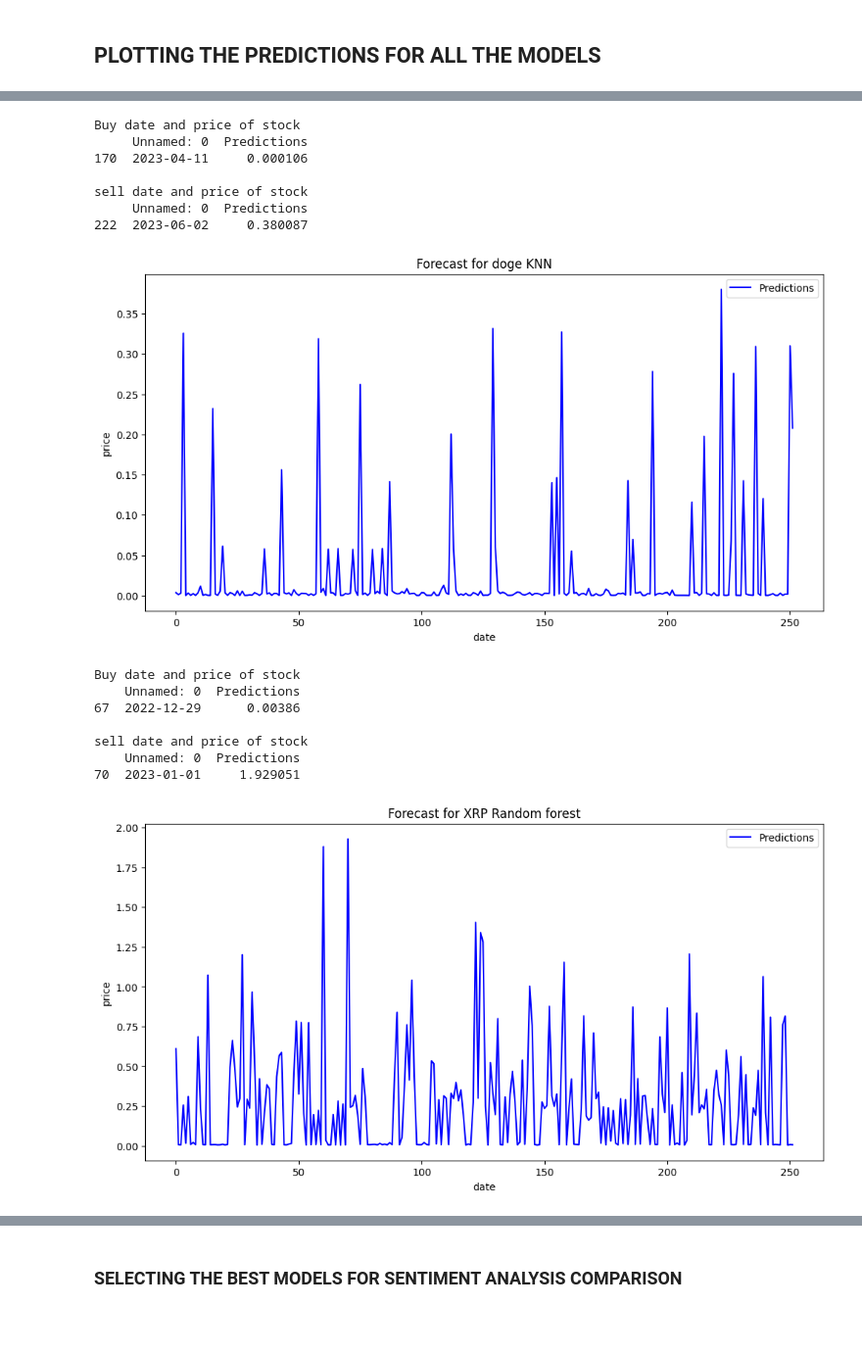
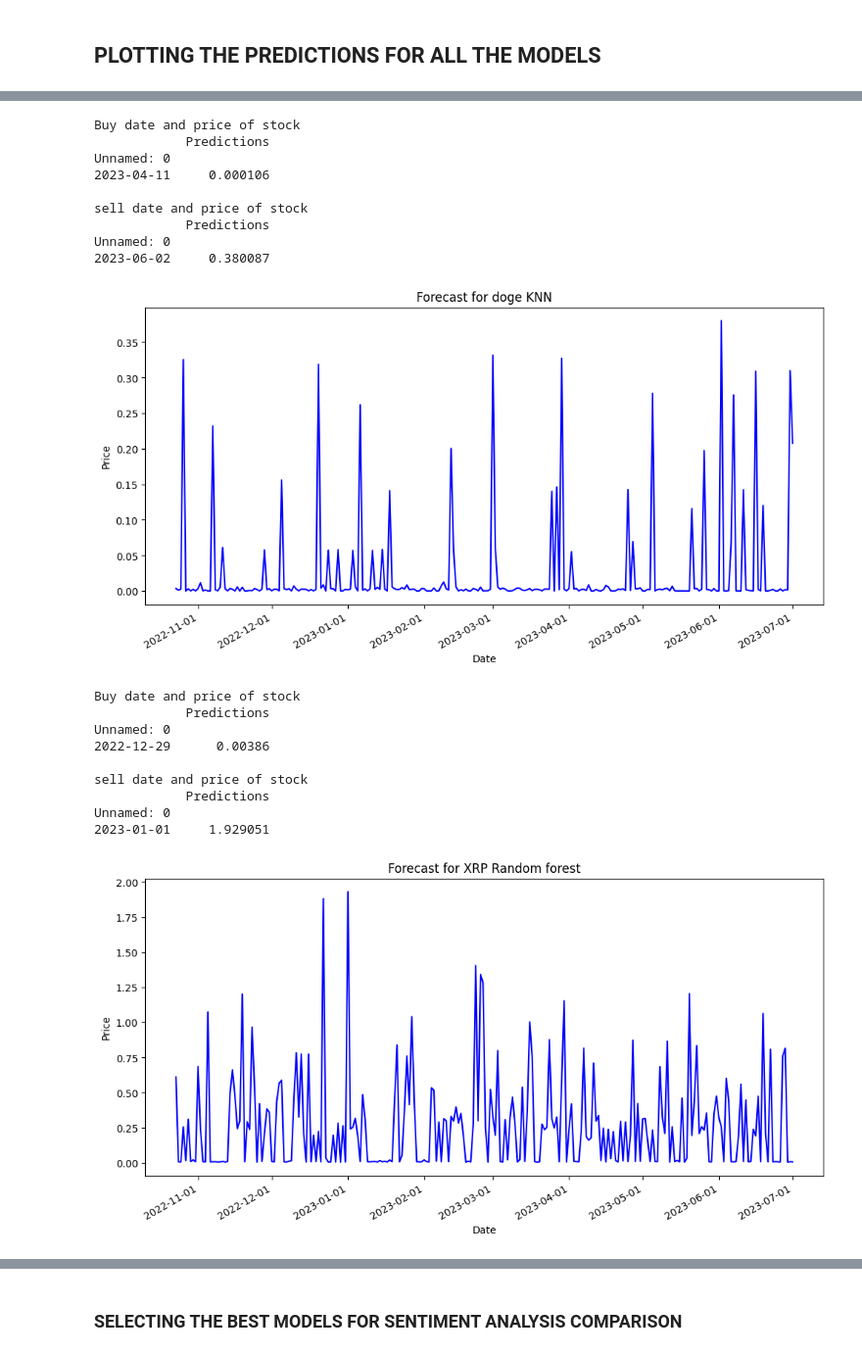
Before and after one commit to Vheektoh/CORE-ANALYSIS-AND-VISUALIZATION-WITH-CLASSICAL-MACHINE-LEARNING, a Jupyter notebook: OLU STOCK PREDICTION.ipynb, the cells around one changed output, grey strips where cells are left out. Shown at 98% size. Cells and saved outputs as stored; diff of their text form; code cells hidden in the pictures; blank space fills up the shorter version.

```diff
--- a/OLU STOCK PREDICTION.ipynb
+++ b/OLU STOCK PREDICTION.ipynb
@@ -1435,52 +1574,88 @@ sell date and price of stock
 # %%
 one_year_df_pred = pd.read_csv("one_year_pred8.csv")
+
+# Parse the date column to datetime format
+one_year_df_pred['Unnamed: 0'] = pd.to_datetime(one_year_df_pred['Unnamed: 0'])
+
+# Set the date column as the index
+one_year_df_pred.set_index('Unnamed: 0', inplace=True)
+
 buy_price = min(one_year_df_pred["Predictions"])
 sell_price = max(one_year_df_pred["Predictions"])
 oneyear_buy = one_year_df_pred.loc[one_year_df_pred["Predictions"] == buy_price]
 oneyear_sell = one_year_df_pred.loc[one_year_df_pred["Predictions"] == sell_price]
+
 print("Buy date and price of stock")
 print(oneyear_buy, "\n")
 print("sell date and price of stock")
 print(oneyear_sell)
-one_year_df_pred["Predictions"].plot(figsize=(12, 6), color="blue")
+
+# Plotting
+plt.figure(figsize=(12, 6))
+plt.plot(one_year_df_pred.index, one_year_df_pred["Predictions"], color="blue", label="Predictions")
 plt.title("Forecast for doge KNN")
-plt.xlabel("date")
-plt.ylabel("price")
-plt.legend()
+plt.xlabel("Date")
+plt.ylabel("Price")
+
+# Format the dates on the x-axis
+plt.gca().xaxis.set_major_formatter(mdates.DateFormatter('%Y-%m-%d'))
+plt.gca().xaxis.set_major_locator(mdates.MonthLocator())
+plt.gcf().autofmt_xdate()
+
 plt.show()
 # %% [output]
 Buy date and price of stock
-     Unnamed: 0  Predictions
-170  2023-04-11     0.000106
+            Predictions
+Unnamed: 0
+2023-04-11     0.000106
 
 sell date and price of stock
-     Unnamed: 0  Predictions
-222  2023-06-02     0.380087
+            Predictions
+Unnamed: 0
+2023-06-02     0.380087
-[figure, old version]
+[figure, new version]
 # %%
 one_year_df_pred = pd.read_csv("one_year_pred9.csv")
+
+# Parse the date column to datetime format
+one_year_df_pred['Unnamed: 0'] = pd.to_datetime(one_year_df_pred['Unnamed: 0'])
+
+# Set the date column as the index
+one_year_df_pred.set_index('Unnamed: 0', inplace=True)
+
 buy_price = min(one_year_df_pred["Predictions"])
 sell_price = max(one_year_df_pred["Predictions"])
 oneyear_buy = one_year_df_pred.loc[one_year_df_pred["Predictions"] == buy_price]
 oneyear_sell = one_year_df_pred.loc[one_year_df_pred["Predictions"] == sell_price]
+
 print("Buy date and price of stock")
 print(oneyear_buy, "\n")
 print("sell date and price of stock")
 print(oneyear_sell)
-one_year_df_pred["Predictions"].plot(figsize=(12, 6), color="blue")
+
+# Plotting
+plt.figure(figsize=(12, 6))
+plt.plot(one_year_df_pred.index, one_year_df_pred["Predictions"], color="blue", label="Predictions")
 plt.title("Forecast for XRP Random forest")
-plt.xlabel("date")
-plt.ylabel("price")
-plt.legend()
+plt.xlabel("Date")
+plt.ylabel("Price")
+
+# Format the dates on the x-axis
+plt.gca().xaxis.set_major_formatter(mdates.DateFormatter('%Y-%m-%d'))
+plt.gca().xaxis.set_major_locator(mdates.MonthLocator())
+plt.gcf().autofmt_xdate()
+
 plt.show()
 # %% [output]
 Buy date and price of stock
-    Unnamed: 0  Predictions
-67  2022-12-29      0.00386
+            Predictions
+Unnamed: 0
+2022-12-29      0.00386
 
 sell date and price of stock
-    Unnamed: 0  Predictions
-70  2023-01-01     1.929051
+            Predictions
+Unnamed: 0
+2023-01-01     1.929051
-[figure, old version]
+[figure, new version]
 # %%
 one_year_df_pred = pd.read_csv("one_year_pred10.csv")
```
Also changed, not shown: parts of 27 cells of this notebook.
